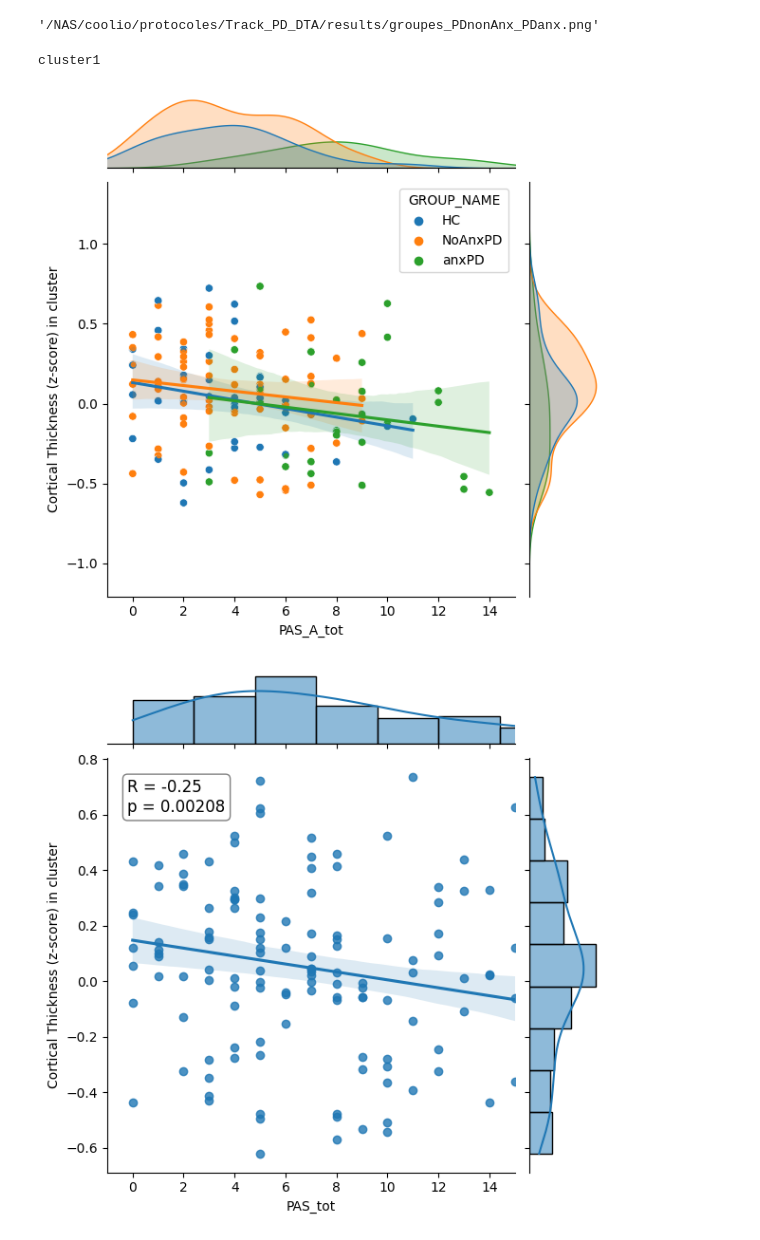
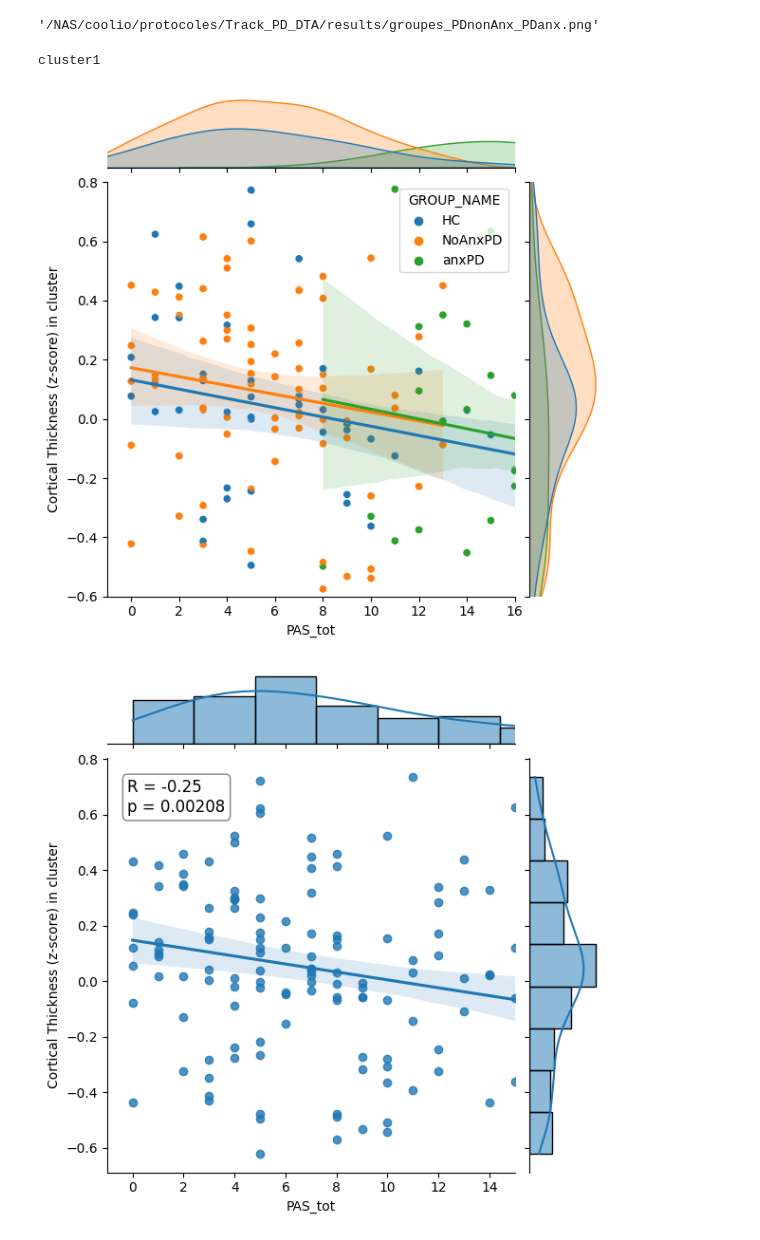
Before and after one commit to RomainViardLille/LiiFE, a Jupyter notebook: TRACK_PD_GC_V2.ipynb, the cells around one changed output. Cells and saved outputs as stored; diff of their text form; code cells hidden in the pictures.

```diff
--- a/TRACK_PD_GC_V2.ipynb
+++ b/TRACK_PD_GC_V2.ipynb
@@ -239,29 +239,29 @@ plot_hemispheres(pial_left, pial_right, cp[0].T, color_bar=True, color_range=(0,
 # %%
 new_val=val
 cpt=1
 name="cluster"+str(cpt)
 print(name)
 
 #peaks=slm_grouppas.P["peak"][0][slm_grouppas.P["peak"][0]["clusid"]==cpt]["vertid"].values
 #print(yeo_networks[peaks[0]])
 inds=np.where(slm_pas.P['clusid'][1]==cpt)[1]
 valCTperclust=np.mean(thickness[:,inds],1)
 new_val[name]=valCTperclust
 mediane = new_val[name].median()
 iqr = new_val[name].quantile(0.75) - new_val[name].quantile(0.25)
 
 #sns.jointplot(df,y="CorticalThickness",x="PAS_tot",kind="reg")
-fig=sns.jointplot(new_val,y=name,x="PAS_A_tot",hue="GROUP_NAME")
-plt.gca().set_xlim([-1, 15])
-#plt.gca().set_ylim([1.7,2.8])
+fig=sns.jointplot(new_val,y=name,x="PAS_tot",hue="GROUP_NAME")
+plt.gca().set_xlim([-1, 16])
+plt.gca().set_ylim([-0.6,0.8])
 for diag in new_val["GROUP_NAME"].unique():
-    sns.regplot(x="PAS_A_tot", y=name, data=new_val[new_val["GROUP_NAME"] == diag],scatter_kws={'s': 10})
+    sns.regplot(x="PAS_tot", y=name, data=new_val[new_val["GROUP_NAME"] == diag],scatter_kws={'s': 10})
     plt.gca().set_ylabel('Cortical Thickness (z-score) in cluster')
     figure_title=os.path.join(STUDY_DIR,"results","corr_all_corrPAS_AwithBDI_cluster1.png")
-fig.savefig(os.path.join(STUDY_DIR,"results","corrplot_zscorethicknessVsPAS_A.png"))
+fig.savefig(os.path.join(STUDY_DIR,"results","corrplot_zscorethicknessVsPAS_tot.png"))
 # %% [output]
 cluster1
-[figure, old version]
+[figure, new version]
 # %%
 from scipy.stats import pearsonr
 
```
Also changed, not shown: parts of 2 cells of this notebook.
